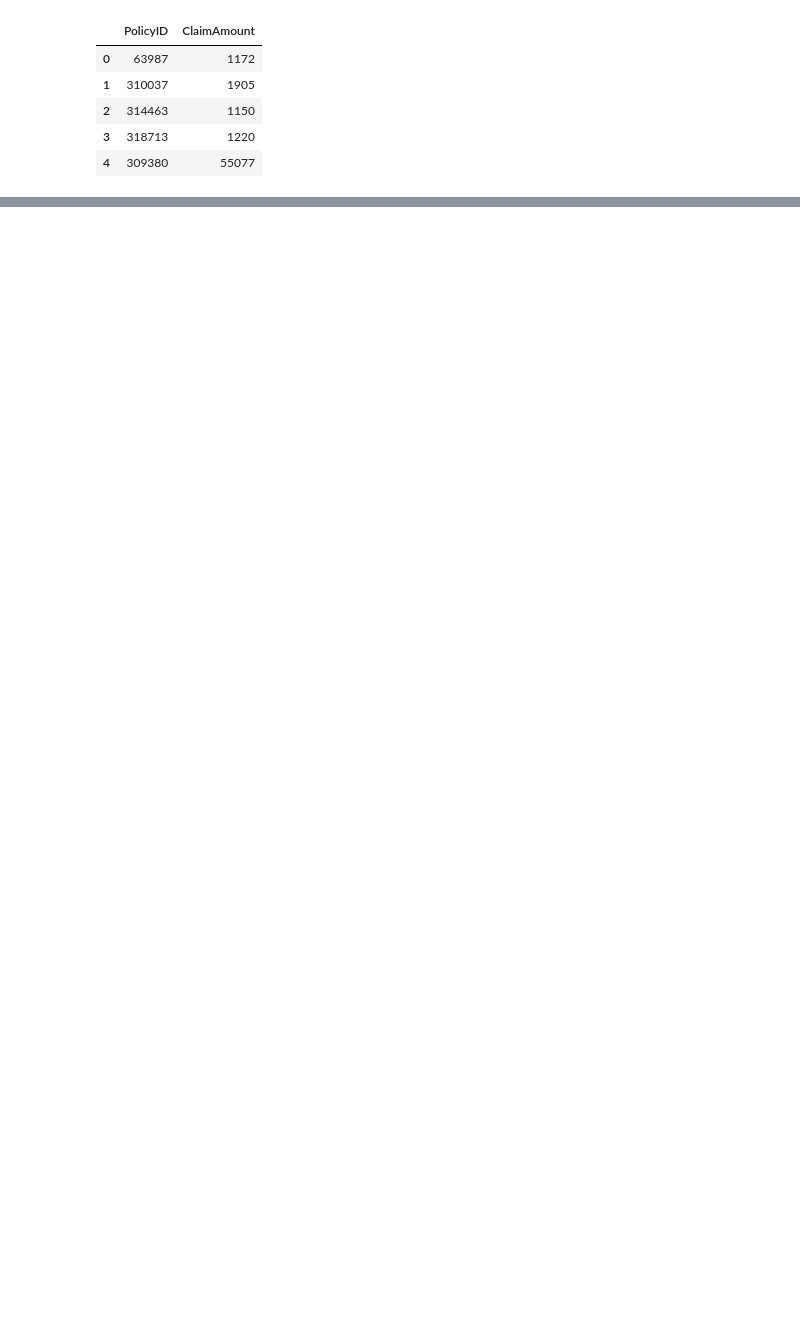
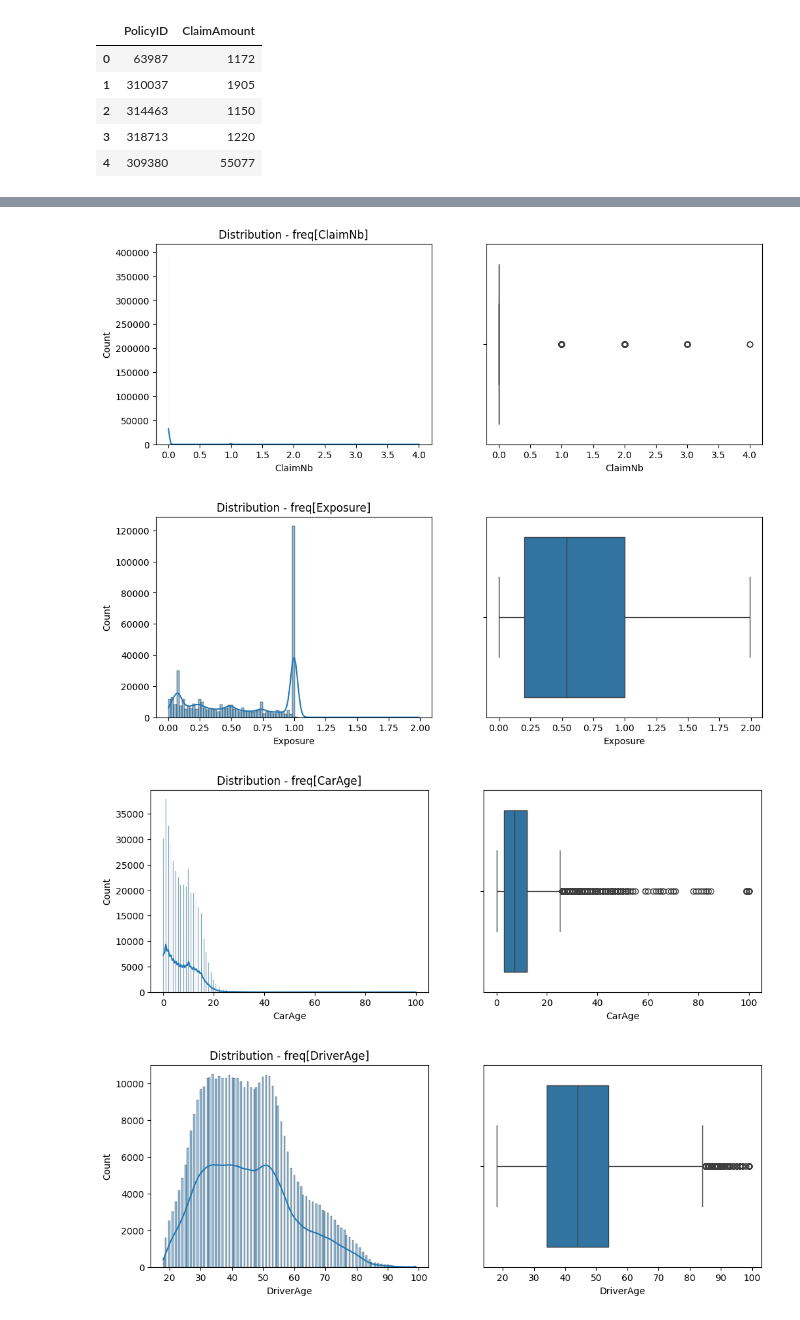
Before and after one commit to fadiblm/Projet-assurance-non-vie, a Jupyter notebook: visualisation.ipynb, the cells around one changed output, grey strips where cells are left out. Cells and saved outputs as stored; diff of their text form; code cells hidden in the pictures; blank space fills up the shorter version.

```diff
--- a/visualisation.ipynb
+++ b/visualisation.ipynb
@@ -23,0 +172,23 @@ display(sev.head())
+# %%
+for col in freq.select_dtypes('number').columns:
+    plt.figure(figsize=(12,4))
+    plt.subplot(1,2,1)
+    sns.histplot(freq[col], kde=True)
+    plt.title(f"Distribution - freq[{col}]")
+    plt.subplot(1,2,2)
+    sns.boxplot(x=freq[col])
+    plt.show()
+
+for col in sev.select_dtypes('number').columns:
+    plt.figure(figsize=(12,4))
+    plt.subplot(1,2,1)
+    sns.histplot(sev[col], kde=True)
+    plt.title(f"Distribution - sev[{col}]")
+    plt.subplot(1,2,2)
+    sns.boxplot(x=sev[col])
+    plt.show()
+# %% [output]
+[figure, added]
+[figure, added]
+[figure, added]
+[figure, added]
```
Also changed, not shown: parts of 10 cells of this notebook.
